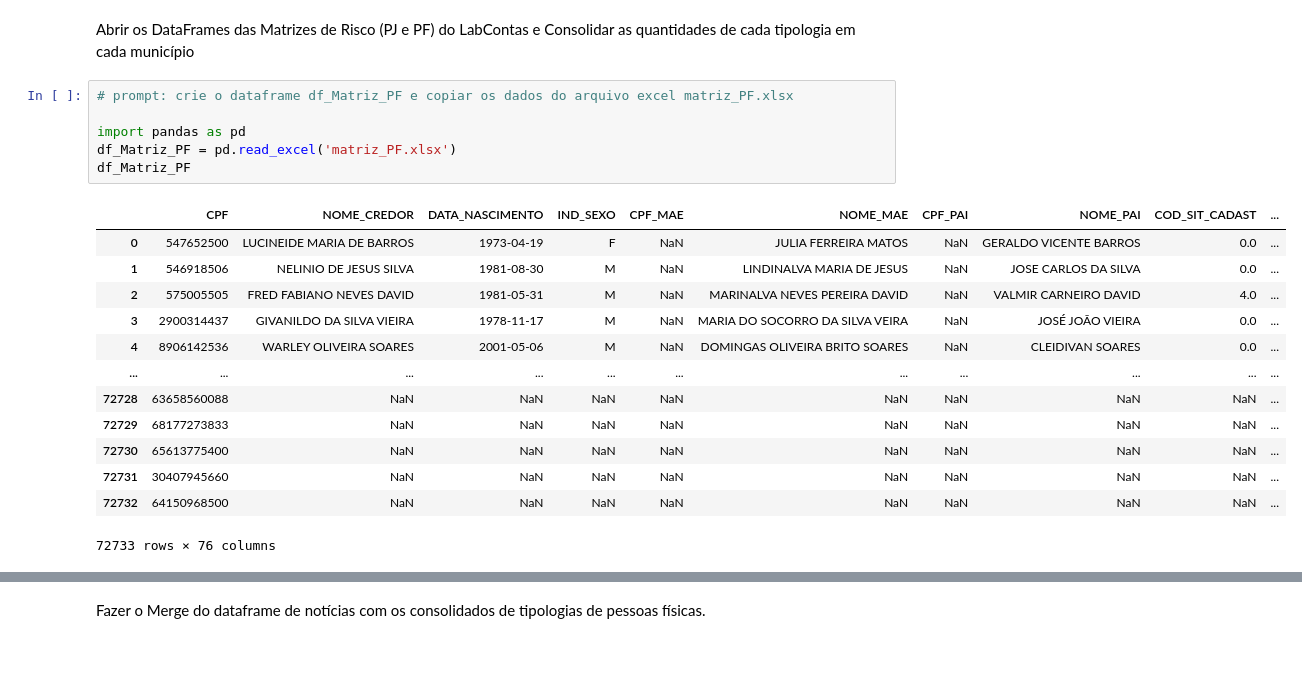
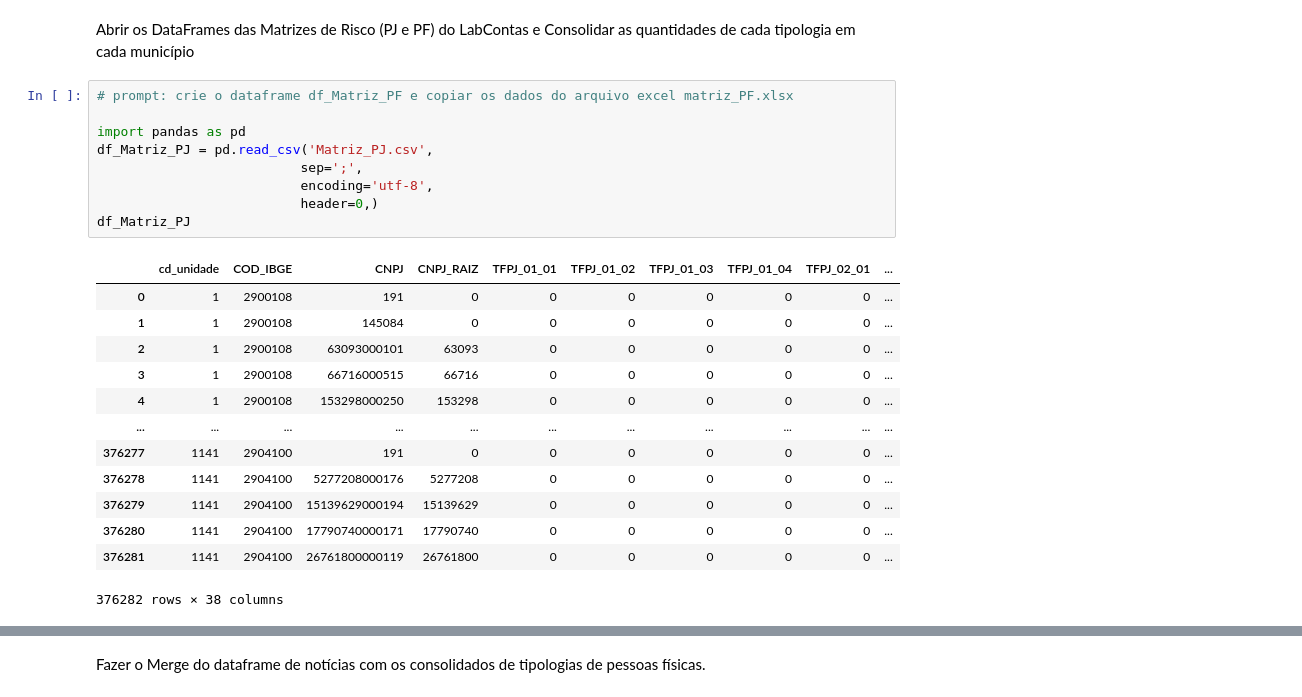
Before and after one commit to teosantana/statsmodels, a Jupyter notebook: Cluster_News_PJ.ipynb, the cells around one changed output, grey strips where cells are left out. Drawn from its saved outputs; the diff is of its cells as text; blank space fills up the shorter version.

```diff
--- a/Cluster_News_PJ.ipynb
+++ b/Cluster_News_PJ.ipynb
@@ -313,21 +320,24 @@ Abrir os DataFrames das Matrizes de Risco (PJ e PF) do LabContas e Consolidar as
 # %%
 # prompt: crie o dataframe df_Matriz_PF e copiar os dados do arquivo excel matriz_PF.xlsx
 
 import pandas as pd
-df_Matriz_PF = pd.read_excel('matriz_PF.xlsx')
-df_Matriz_PF
+df_Matriz_PJ = pd.read_csv('Matriz_PJ.csv',
+                          sep=';',
+                          encoding='utf-8',
+                          header=0,)
+df_Matriz_PJ
 # %% [output]
-|  | CPF | NOME_CREDOR | DATA_NASCIMENTO | IND_SEXO | CPF_MAE | NOME_MAE | CPF_PAI | NOME_PAI | COD_SIT_CADAST | ... |
-| 0 | 547652500 | LUCINEIDE MARIA DE BARROS | 1973-04-19 | F | NaN | JULIA FERREIRA MATOS | NaN | GERALDO VICENTE BARROS | 0.0 | ... |
-| 1 | 546918506 | NELINIO DE JESUS SILVA | 1981-08-30 | M | NaN | LINDINALVA MARIA DE JESUS | NaN | JOSE CARLOS DA SILVA | 0.0 | ... |
-| 2 | 575005505 | FRED FABIANO NEVES DAVID | 1981-05-31 | M | NaN | MARINALVA NEVES PEREIRA DAVID | NaN | VALMIR CARNEIRO DAVID | 4.0 | ... |
-| 3 | 2900314437 | GIVANILDO DA SILVA VIEIRA | 1978-11-17 | M | NaN | MARIA DO SOCORRO DA SILVA VEIRA | NaN | JOSÉ JOÃO VIEIRA | 0.0 | ... |
-| 4 | 8906142536 | WARLEY OLIVEIRA SOARES | 2001-05-06 | M | NaN | DOMINGAS OLIVEIRA BRITO SOARES | NaN | CLEIDIVAN SOARES | 0.0 | ... |
+|  | cd_unidade | COD_IBGE | CNPJ | CNPJ_RAIZ | TFPJ_01_01 | TFPJ_01_02 | TFPJ_01_03 | TFPJ_01_04 | TFPJ_02_01 | ... |
+| 0 | 1 | 2900108 | 191 | 0 | 0 | 0 | 0 | 0 | 0 | ... |
+| 1 | 1 | 2900108 | 145084 | 0 | 0 | 0 | 0 | 0 | 0 | ... |
+| 2 | 1 | 2900108 | 63093000101 | 63093 | 0 | 0 | 0 | 0 | 0 | ... |
+| 3 | 1 | 2900108 | 66716000515 | 66716 | 0 | 0 | 0 | 0 | 0 | ... |
+| 4 | 1 | 2900108 | 153298000250 | 153298 | 0 | 0 | 0 | 0 | 0 | ... |
 | ... | ... | ... | ... | ... | ... | ... | ... | ... | ... | ... |
-| 72728 | 63658560088 | NaN | NaN | NaN | NaN | NaN | NaN | NaN | NaN | ... |
-| 72729 | 68177273833 | NaN | NaN | NaN | NaN | NaN | NaN | NaN | NaN | ... |
-| 72730 | 65613775400 | NaN | NaN | NaN | NaN | NaN | NaN | NaN | NaN | ... |
-| 72731 | 30407945660 | NaN | NaN | NaN | NaN | NaN | NaN | NaN | NaN | ... |
-| 72732 | 64150968500 | NaN | NaN | NaN | NaN | NaN | NaN | NaN | NaN | ... |
+| 376277 | 1141 | 2904100 | 191 | 0 | 0 | 0 | 0 | 0 | 0 | ... |
+| 376278 | 1141 | 2904100 | 5277208000176 | 5277208 | 0 | 0 | 0 | 0 | 0 | ... |
+| 376279 | 1141 | 2904100 | 15139629000194 | 15139629 | 0 | 0 | 0 | 0 | 0 | ... |
+| 376280 | 1141 | 2904100 | 17790740000171 | 17790740 | 0 | 0 | 0 | 0 | 0 | ... |
+| 376281 | 1141 | 2904100 | 26761800000119 | 26761800 | 0 | 0 | 0 | 0 | 0 | ... |
-72733 rows × 76 columns
+376282 rows × 38 columns
 # %%
```
Also changed, not shown: parts of 11 cells of this notebook.
